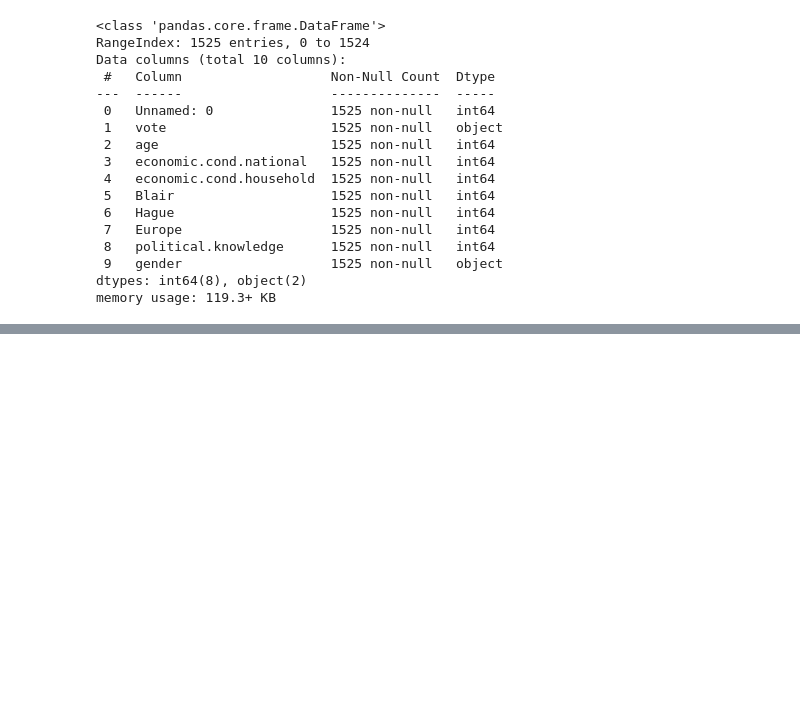
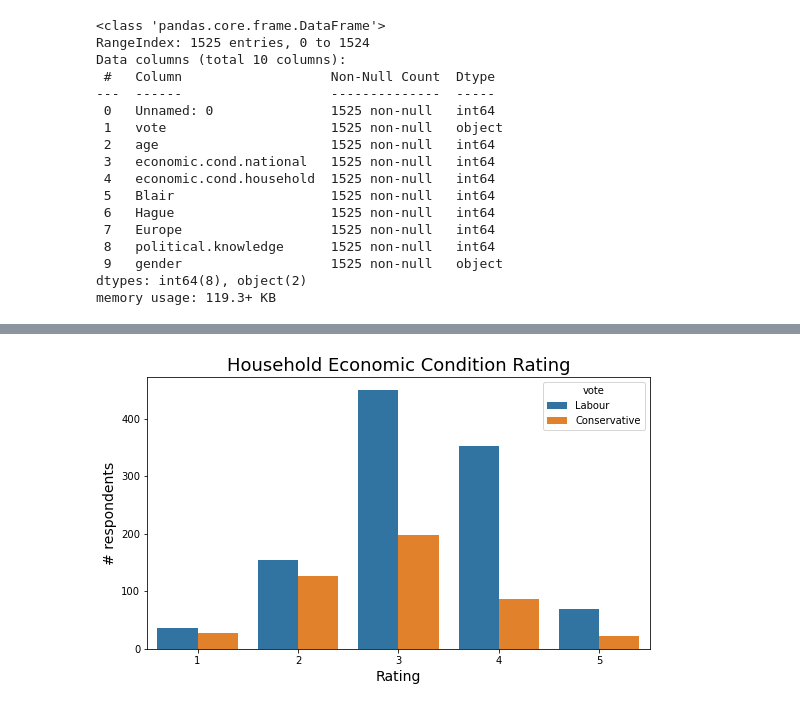
Before and after one commit to sarang-manohar/hogwarts, a Jupyter notebook: academia/machineLearning/code/machine-learning_election-data.ipynb, the cells around one changed output, grey strips where cells are left out. Drawn from its saved outputs; the diff is of its cells as text; code cells hidden in the pictures; blank space fills up the shorter version.

```diff
--- a/academia/machineLearning/code/machine-learning_election-data.ipynb
+++ b/academia/machineLearning/code/machine-learning_election-data.ipynb
@@ -69,0 +131,7 @@ raw_data.describe(include = 'all')
+# %%
+fig = plt.subplots(figsize=(9,5))
+sns.countplot(x=data['economic.cond.household'], hue=data['vote'])
+plt.title('Household Economic Condition Rating', fontsize=18); plt.xlabel('Rating', fontsize=14); plt.ylabel('# respondents', fontsize=14);
+plt.show()
+# %% [output]
+[figure, added]
```
Also changed, not shown: parts of 6 cells of this notebook.
